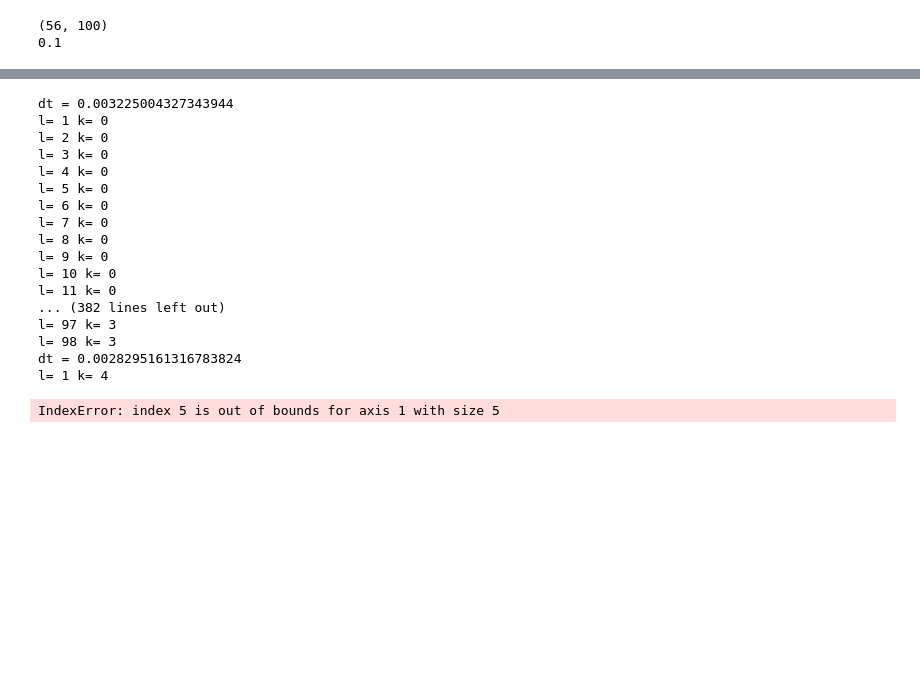
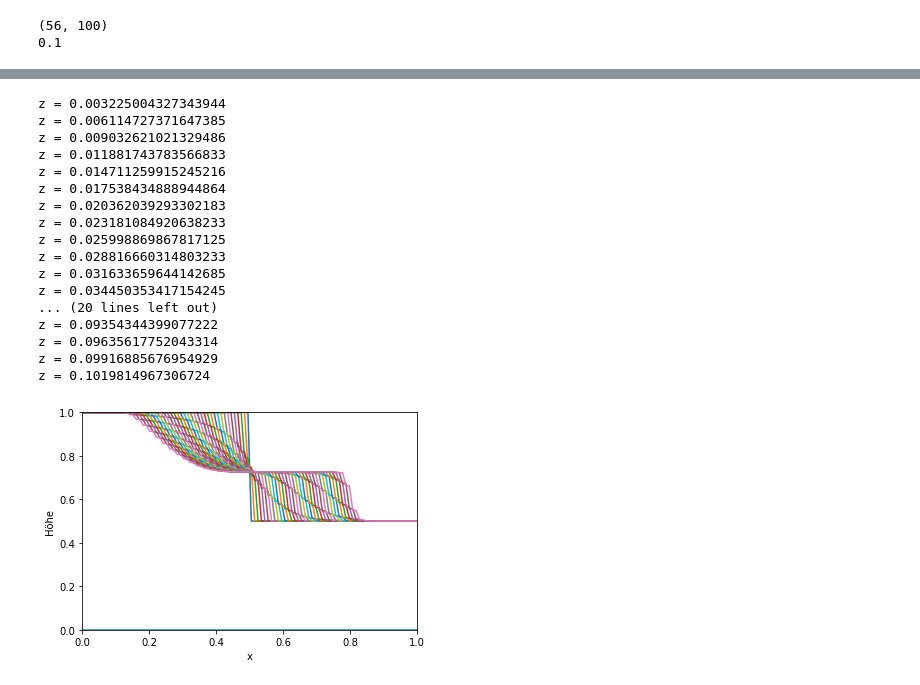
Before and after one commit to Javiermateor/Flachwassergleichung, a Jupyter notebook: HA2.ipynb, the cells around one changed output, grey strips where cells are left out. Cells and saved outputs as stored; diff of their text form; code cells hidden in the pictures; blank space fills up the shorter version.

```diff
--- a/HA2.ipynb
+++ b/HA2.ipynb
@@ -192,7 +192,7 @@ x0 = 0.5
 g= 9.81
 CFL = 1 # Wie groß ist CFL?
 Nx = 100
-Nt = 5
+Nt = 100
 
 # temporär: (Ersetzen mit Anfangsbedingungen, dann müsste t in Anfangsbedingungen ergänzt werden)
 x = np.linspace(0, 1, Nx) # wird nur für anfangsbedingung verwendet, könnte umprogrammiert werden
@@ -215,55 +215,55 @@ while z < 0.1:
     for i in range(1,Nx):
         EV = np.append(EV,[hu[i,k]/h[i,k]-np.sqrt(g*h[i,k]), hu[i,k]/h[i,k]+np.sqrt(g*h[i,k])])
     dt = CFL * dx/(np.amax(EV))
-    z += z
-    print("dt =", dt)
+    z += dt
+    print("z =", z)
 
 # Wände berechnen
     for j in range(0,Nx-1): # Fj ist gleich eingesetzt
         F_j12a[j,k] = 0.5*dx/dt*(h[j,k] - h[j+1,k]) + 0.5*(hu[j,k] + hu[j+1,k])
         F_j12b[j,k] = 0.5*dx/dt*(hu[j,k] - hu[j+1,k]) + 0.5 * (((hu[j,k]**2)/(h[j,k]) + 0.5*g*(h[j,k]**2)) + ((hu[j+1,k]**2)/(h[j+1,k]) + 0.5*g*(h[j+1,k]**2)))
     #print(h[:,1])
     #print(F_j12b[:,k])
     for l in range(1,Nx-1):
-        print("l=", l, "k=", k)
+        #print("l=", l, "k=", k)
         h[l,k+1] = h[l,k] - dt/dx*(F_j12a[l,k] - F_j12a[l-1,k])
         hu[l,k+1] = hu[l,k] - (dt/dx)* (F_j12b[l,k] - F_j12b[l-1,k]) # Sj ist = 0 (Aufgabenstellung)
     # Randbedingungen reflektierend
     hu[0,k+1] = -hu[1,k+1]
     hu[Nx-1,k+1] = -hu[Nx-2,k+1]
     h[0,k+1] = h[1,k+1]
     h[Nx-1,k+1] = h[Nx-2,k+1]
     k += 1
 
 
 # h plotten
 fig, ax = plt.subplots()
 for n in range(h.shape[1]):
         ax.plot(x, h[:,n])
 ax.set_xlabel('x')
 ax.set_ylabel('Höhe')
 ax.title.set_fontsize(13)
 ax.set_xlim(0,1)
 ax.set_ylim(0,1)
 plt.show()
 
 # Bei verschiedenen Netzauflösungen Zeitpunkt T = 0.1
 # %% [output]
-dt = 0.003225004327343944
-l= 1 k= 0
-l= 2 k= 0
-l= 3 k= 0
-l= 4 k= 0
-l= 5 k= 0
-l= 6 k= 0
-l= 7 k= 0
-l= 8 k= 0
-l= 9 k= 0
-l= 10 k= 0
-l= 11 k= 0
-... (382 lines left out)
-l= 97 k= 3
-l= 98 k= 3
-dt = 0.0028295161316783824
-l= 1 k= 4
+z = 0.003225004327343944
+z = 0.006114727371647385
+z = 0.009032621021329486
+z = 0.011881743783566833
+z = 0.014711259915245216
+z = 0.017538434888944864
+z = 0.020362039293302183
+z = 0.023181084920638233
+z = 0.025998869867817125
+z = 0.028816660314803233
+z = 0.031633659644142685
+z = 0.034450353417154245
+... (20 lines left out)
+z = 0.09354344399077222
+z = 0.09635617752043314
+z = 0.09916885676954929
+z = 0.1019814967306724
-IndexError: index 5 is out of bounds for axis 1 with size 5
+[figure, added]
```
Also changed, not shown: parts of 2 cells of this notebook.
